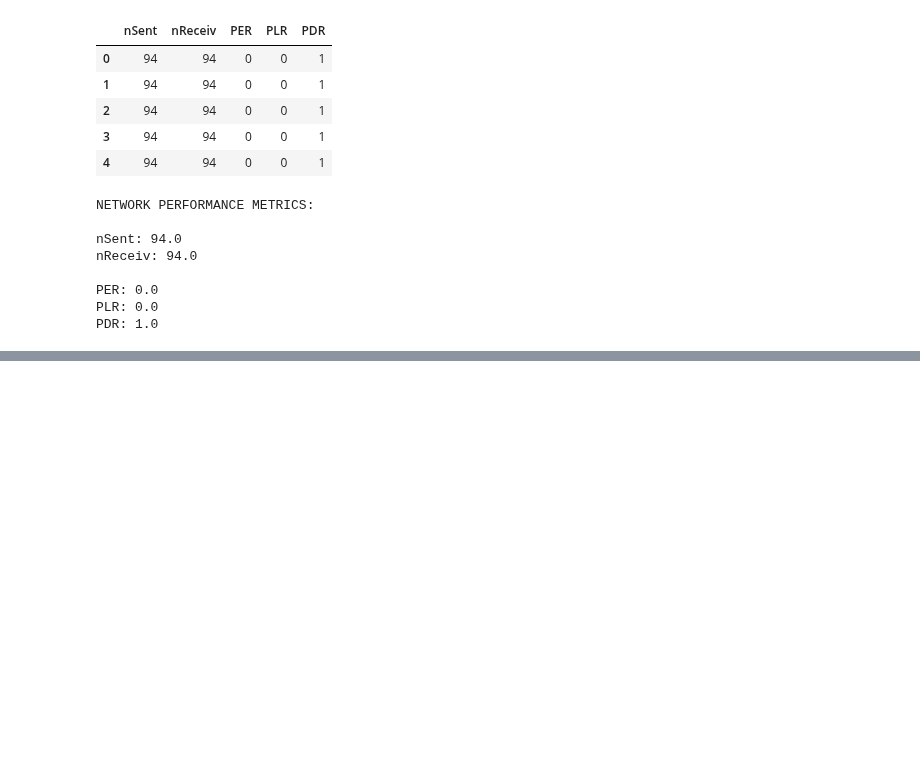
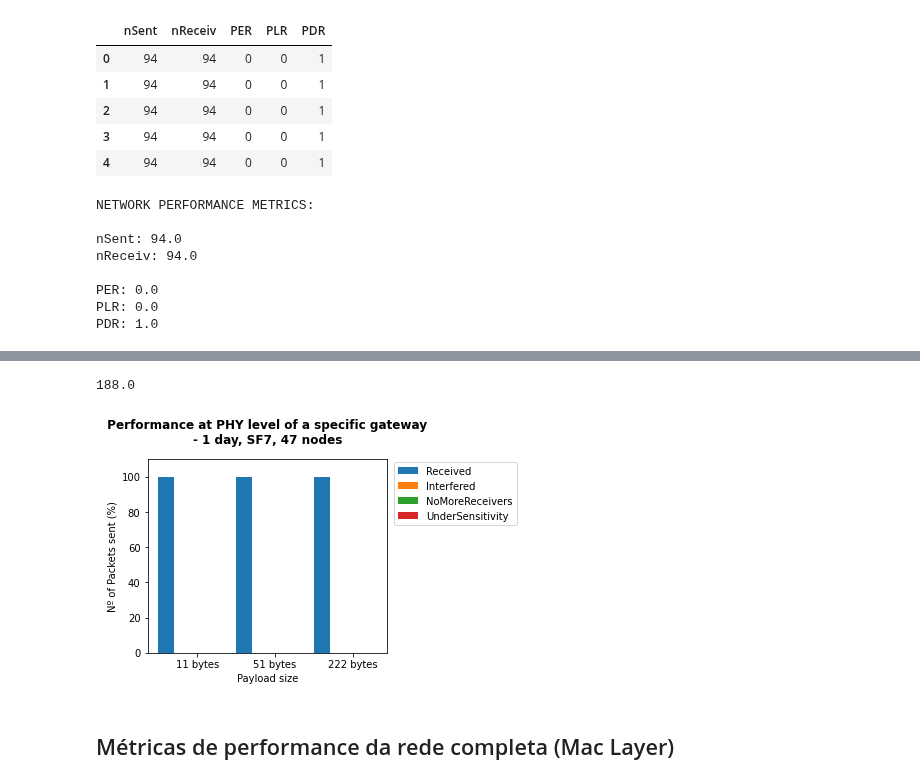
Before and after one commit to wasp-lahis/ns3-bmap, a Jupyter notebook: NS3/obstacle_exp/lorawan-metricas/unicamp_scenario_analisys.ipynb, the cells around one changed output, grey strips where cells are left out. Drawn from its saved outputs; the diff is of its cells as text; code cells hidden in the pictures; blank space fills up the shorter version.

```diff
--- a/NS3/obstacle_exp/lorawan-metricas/unicamp_scenario_analisys.ipynb
+++ b/NS3/obstacle_exp/lorawan-metricas/unicamp_scenario_analisys.ipynb
@@ -361,0 +449,3 @@ PDR: 1.0
+# %%
+current_path = os.getcwd()
+current_path
@@ -361,0 +483,67 @@ PDR: 1.0
+# %%
+cenario_0_df['received'].mean()
+# %% [output]
+188.0
+# %%
+def percent_conversion (total_pkg_expected, number):
+    percent = (100 * number)/total_pkg_expected
+    return percent
+# %%
+labels = ['11 bytes', '51 bytes', '222 bytes']
+
+total_pkg = 188
+received = [percent_conversion(total_pkg, cenario_0_df['received'].mean()),
+            percent_conversion(total_pkg, cenario_1_df['received'].mean()),
+            percent_conversion(total_pkg, cenario_2_df['received'].mean())]
+
+interfered = [percent_conversion(total_pkg, cenario_0_df['interfered'].mean()),
+            percent_conversion(total_pkg, cenario_1_df['interfered'].mean()),
+            percent_conversion(total_pkg, cenario_2_df['interfered'].mean())]
+
+noMoreReceivers = [percent_conversion(total_pkg, cenario_0_df['noMoreReceivers'].mean()),
+            percent_conversion(total_pkg, cenario_1_df['noMoreReceivers'].mean()),
+            percent_conversion(total_pkg, cenario_2_df['noMoreReceivers'].mean())]
+
+underSensitivity = [percent_conversion(total_pkg, cenario_0_df['underSensitivity'].mean()),
+            percent_conversion(total_pkg, cenario_1_df['underSensitivity'].mean()),
+            percent_conversion(total_pkg, cenario_2_df['underSensitivity'].mean())]
+
+
+x = np.arange(len(labels))  # the label locations
+width = 0.2  # the width of the bars
+
+fig, ax = plt.subplots()
+rects1 = ax.bar(x - 2*width, received, width, label='Received')
+rects2 = ax.bar(x - width, interfered, width, label='Interfered')
+rects3 = ax.bar(x , noMoreReceivers, width, label='NoMoreReceivers')
+rects4 = ax.bar(x + width, underSensitivity, width, label='UnderSensitivity')
+
+
+# Add some text for labels, title and custom x-axis tick labels, etc.
+ax.set_ylabel('Nº of Packets sent (%)')
+ax.set_xlabel('Payload size')
+ax.set_title(' Performance at PHY level of a specific gateway \n- 1 day, SF7, 47 nodes', fontweight='bold', fontsize=12, y=1.05)
+ax.set_xticks(x)
+ax.set_xticklabels(labels)
+ax.set_ylim([0, 110])
+ax.legend(bbox_to_anchor=(1.01, 1.01), prop={'size': 10})
+
+
+def autolabel(rects):
+    """Attach a text label above each bar in *rects*, displaying its height."""
+    for rect in rects:
+        height = rect.get_height()
+        ax.annotate('{}'.format(height),
+                    xy=(rect.get_x() + rect.get_width() / 2, height),
+                    xytext=(0, 3),  # 3 points vertical offset
+                    textcoords="offset points",
+                    ha='center', va='bottom')
+
+fig.tight_layout()
+
+plt.show()
+# fig.savefig('phy_performance.png',bbox_inches='tight')
+# %% [output]
+[figure, added]
+# %% [markdown]
+## Métricas de performance da rede completa (Mac Layer)
```
Also changed, not shown: parts of 23 cells of this notebook, 1 other file.
